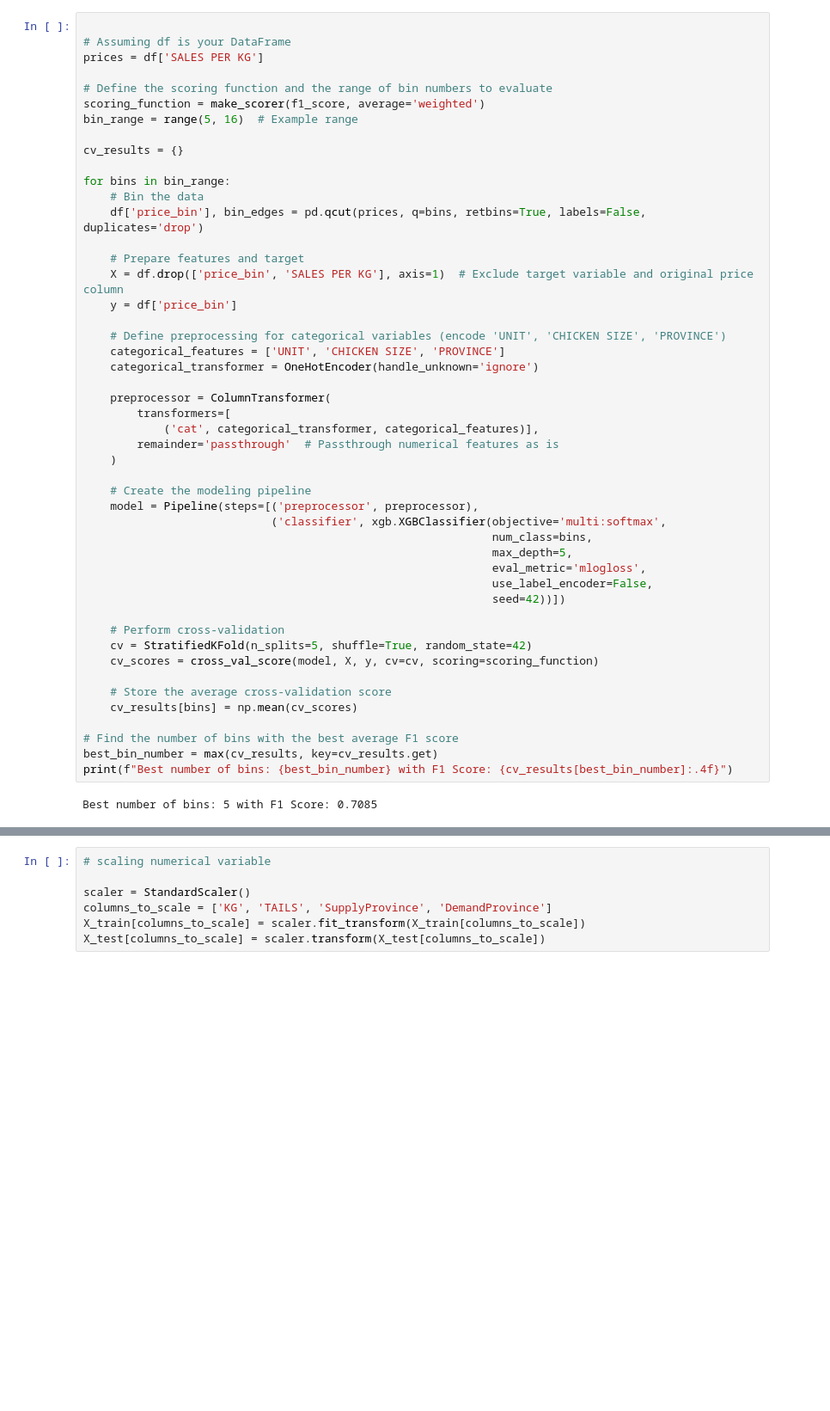
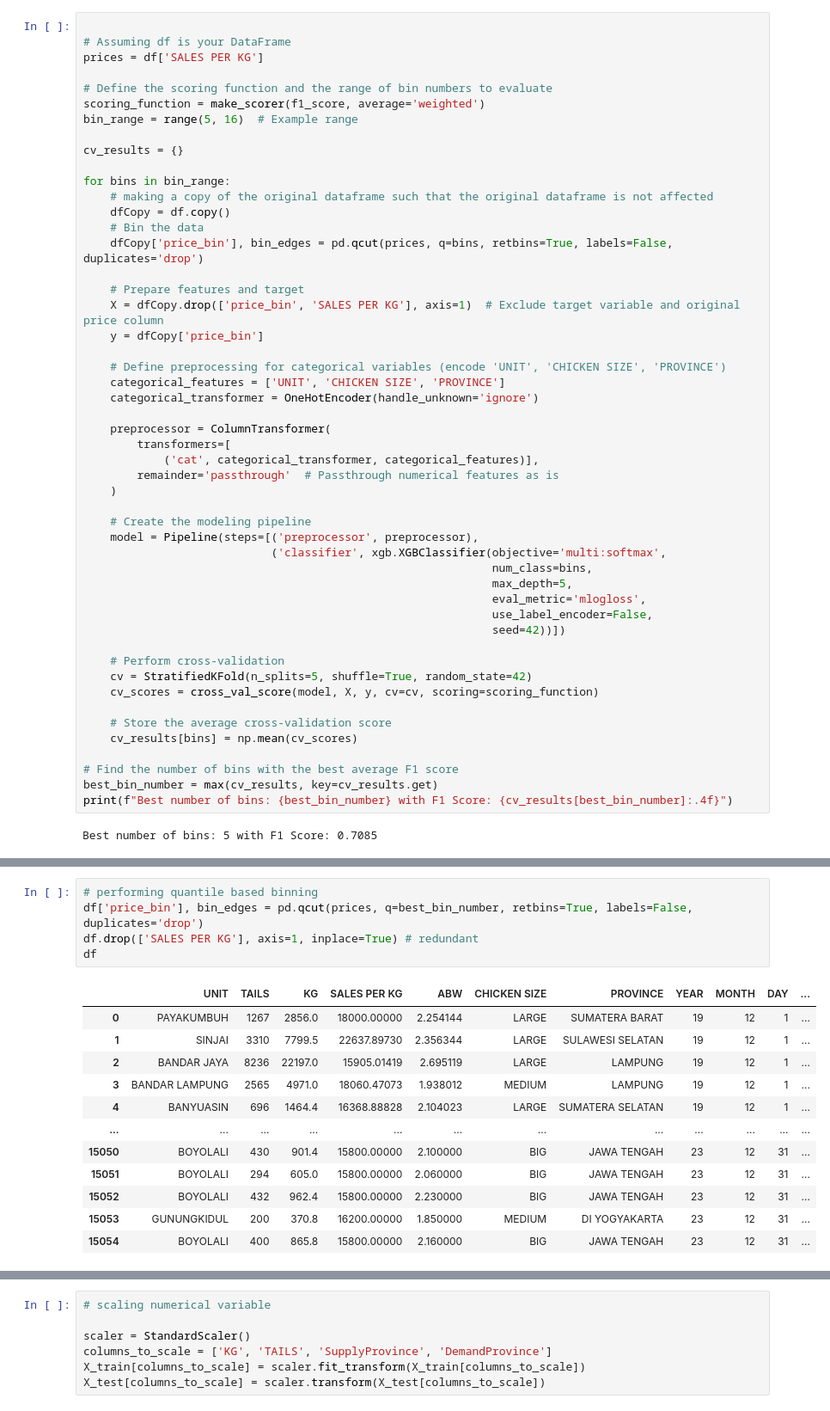
Before and after one commit to thisissteff/forecasting, a Jupyter notebook: forecasting_bin.ipynb, the cells around one changed output, grey strips where cells are left out. Shown: that part at 86% size. Cells and saved outputs as stored; diff of their text form; blank space fills up the shorter version.

```diff
--- a/forecasting_bin.ipynb
+++ b/forecasting_bin.ipynb
@@ -78,12 +78,14 @@ bin_range = range(5, 16)  # Example range
 cv_results = {}
 
 for bins in bin_range:
+    # making a copy of the original dataframe such that the original dataframe is not affected
+    dfCopy = df.copy()
     # Bin the data
-    df['price_bin'], bin_edges = pd.qcut(prices, q=bins, retbins=True, labels=False, duplicates='drop')
+    dfCopy['price_bin'], bin_edges = pd.qcut(prices, q=bins, retbins=True, labels=False, duplicates='drop')
 
     # Prepare features and target
-    X = df.drop(['price_bin', 'SALES PER KG'], axis=1)  # Exclude target variable and original price column
-    y = df['price_bin']
+    X = dfCopy.drop(['price_bin', 'SALES PER KG'], axis=1)  # Exclude target variable and original price column
+    y = dfCopy['price_bin']
 
     # Define preprocessing for categorical variables (encode 'UNIT', 'CHICKEN SIZE', 'PROVINCE')
     categorical_features = ['UNIT', 'CHICKEN SIZE', 'PROVINCE']
@@ -118,0 +123,18 @@ Best number of bins: 5 with F1 Score: 0.7085
+# %%
+# performing quantile based binning
+df['price_bin'], bin_edges = pd.qcut(prices, q=best_bin_number, retbins=True, labels=False, duplicates='drop')
+df.drop(['SALES PER KG'], axis=1, inplace=True) # redundant
+df
+# %% [output]
+|  | UNIT | TAILS | KG | SALES PER KG | ABW | CHICKEN SIZE | PROVINCE | YEAR | MONTH | DAY | ... |
+| 0 | PAYAKUMBUH | 1267 | 2856.0 | 18000.00000 | 2.254144 | LARGE | SUMATERA BARAT | 19 | 12 | 1 | ... |
+| 1 | SINJAI | 3310 | 7799.5 | 22637.89730 | 2.356344 | LARGE | SULAWESI SELATAN | 19 | 12 | 1 | ... |
+| 2 | BANDAR JAYA | 8236 | 22197.0 | 15905.01419 | 2.695119 | LARGE | LAMPUNG | 19 | 12 | 1 | ... |
+| 3 | BANDAR LAMPUNG | 2565 | 4971.0 | 18060.47073 | 1.938012 | MEDIUM | LAMPUNG | 19 | 12 | 1 | ... |
+| 4 | BANYUASIN | 696 | 1464.4 | 16368.88828 | 2.104023 | LARGE | SUMATERA SELATAN | 19 | 12 | 1 | ... |
+| ... | ... | ... | ... | ... | ... | ... | ... | ... | ... | ... | ... |
+| 15050 | BOYOLALI | 430 | 901.4 | 15800.00000 | 2.100000 | BIG | JAWA TENGAH | 23 | 12 | 31 | ... |
+| 15051 | BOYOLALI | 294 | 605.0 | 15800.00000 | 2.060000 | BIG | JAWA TENGAH | 23 | 12 | 31 | ... |
+| 15052 | BOYOLALI | 432 | 962.4 | 15800.00000 | 2.230000 | BIG | JAWA TENGAH | 23 | 12 | 31 | ... |
+| 15053 | GUNUNGKIDUL | 200 | 370.8 | 16200.00000 | 1.850000 | MEDIUM | DI YOGYAKARTA | 23 | 12 | 31 | ... |
+| 15054 | BOYOLALI | 400 | 865.8 | 15800.00000 | 2.160000 | BIG | JAWA TENGAH | 23 | 12 | 31 | ... |
```
Also changed, not shown: parts of 8 cells of this notebook, 1 other file.
